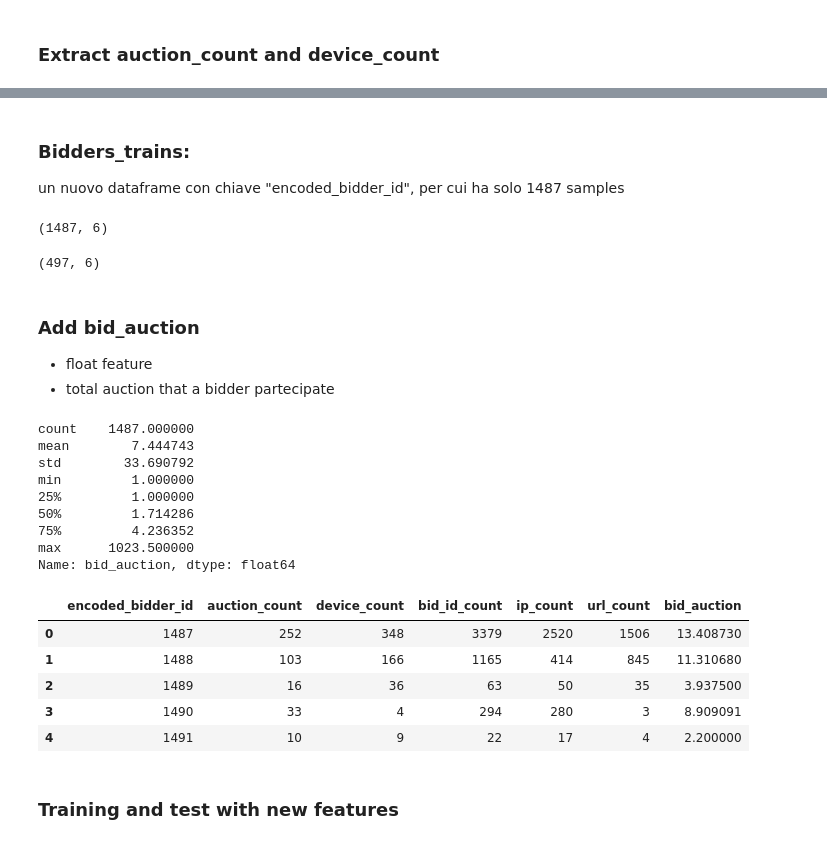
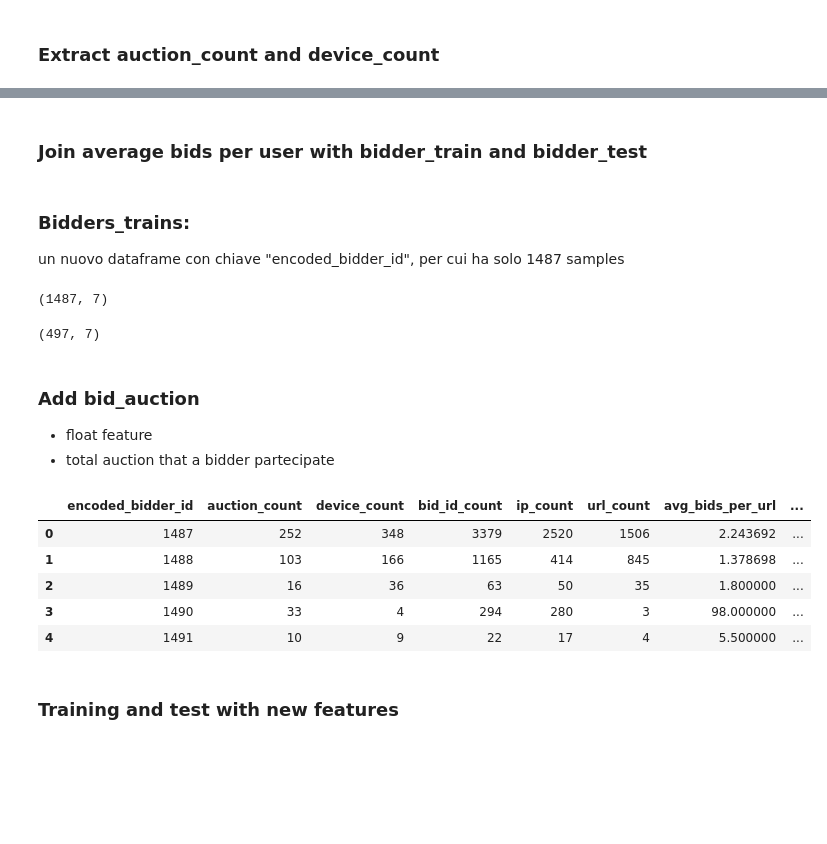
Before and after one commit to trueilorp/Bidder-classification, a Jupyter notebook: SD/FeatureEngineering.ipynb, the cells around one changed output, grey strips where cells are left out. Drawn from its saved outputs; the diff is of its cells as text; code cells hidden in the pictures; blank space fills up the shorter version.

```diff
--- a/SD/FeatureEngineering.ipynb
+++ b/SD/FeatureEngineering.ipynb
@@ -77,0 +87,14 @@ for feature in features:
+# %%
+# Label Encoding for url, bid_id, bidder_id
+from sklearn.preprocessing import LabelEncoder
+encoder = LabelEncoder()
+df_train["url"] = encoder.fit_transform(df_train['url'])
+df_test["url"] = encoder.fit_transform(df_test['url'])
+
+# Group by bidder_id and url and count number of bids for every group
+bids_per_url_train = df_train.groupby(['encoded_bidder_id', 'url'])['bid_id'].count().reset_index(name='bid_count')
+bids_per_url_test = df_test.groupby(['encoded_bidder_id', 'url'])['bid_id'].count().reset_index(name='bid_count')
+
+# Calculate the mean
+average_bids_per_user_train = bids_per_url_train.groupby('encoded_bidder_id')['bid_count'].mean().reset_index(name='avg_bids_per_url')
+average_bids_per_user_test = bids_per_url_test.groupby('encoded_bidder_id')['bid_count'].mean().reset_index(name='avg_bids_per_url')
@@ -78,39 +117,36 @@ for feature in features:
+# %% [markdown]
+### Join average bids per user with bidder_train and bidder_test
+# %%
+
+bidders_train = pd.merge(bidders_train, average_bids_per_user_train, on='encoded_bidder_id', how='outer')
+bidders_test = pd.merge(bidders_test, average_bids_per_user_test, on='encoded_bidder_id', how='outer')
 # %% [markdown]
 ### Bidders_trains:
 un nuovo dataframe con chiave "encoded_bidder_id", per cui ha solo 1487 samples
 # %%
 bidders_train.shape
 # %% [output]
-(1487, 6)
+(1487, 7)
 # %%
 bidders_test.shape
 # %% [output]
-(497, 6)
+(497, 7)
 # %% [markdown]
 ### Add bid_auction
 - float feature
 - total auction that a bidder partecipate
 # %%
-bidders_train['bid_auction'] = bidders_train['bid_id_count']/bidders_train['auction_count']
-bidders_test['bid_auction'] = bidders_test['bid_id_count']/bidders_test['auction_count']
-print(bidders_train["bid_auction"].describe())
+bidders_train['bid_per_auction'] = bidders_train['bid_id_count']/bidders_train['auction_count']
+bidders_test['bid_per_auction'] = bidders_test['bid_id_count']/bidders_test['auction_count']
+# print(bidders_train["bid_per_auction"].describe())
 bidders_test.head(5)
 # %% [output]
-count    1487.000000
-mean        7.444743
-std        33.690792
-min         1.000000
-25%         1.000000
-50%         1.714286
-75%         4.236352
-max      1023.500000
-Name: bid_auction, dtype: float64
-|  | encoded_bidder_id | auction_count | device_count | bid_id_count | ip_count | url_count | bid_auction |
-| 0 | 1487 | 252 | 348 | 3379 | 2520 | 1506 | 13.408730 |
-| 1 | 1488 | 103 | 166 | 1165 | 414 | 845 | 11.310680 |
-| 2 | 1489 | 16 | 36 | 63 | 50 | 35 | 3.937500 |
-| 3 | 1490 | 33 | 4 | 294 | 280 | 3 | 8.909091 |
-| 4 | 1491 | 10 | 9 | 22 | 17 | 4 | 2.200000 |
+|  | encoded_bidder_id | auction_count | device_count | bid_id_count | ip_count | url_count | avg_bids_per_url | ... |
+| 0 | 1487 | 252 | 348 | 3379 | 2520 | 1506 | 2.243692 | ... |
+| 1 | 1488 | 103 | 166 | 1165 | 414 | 845 | 1.378698 | ... |
+| 2 | 1489 | 16 | 36 | 63 | 50 | 35 | 1.800000 | ... |
+| 3 | 1490 | 33 | 4 | 294 | 280 | 3 | 98.000000 | ... |
+| 4 | 1491 | 10 | 9 | 22 | 17 | 4 | 5.500000 | ... |
 # %% [markdown]
 ### Training and test with new features
 # %% [markdown]
```
Also changed, not shown: parts of 7 cells of this notebook, 5 other files.
